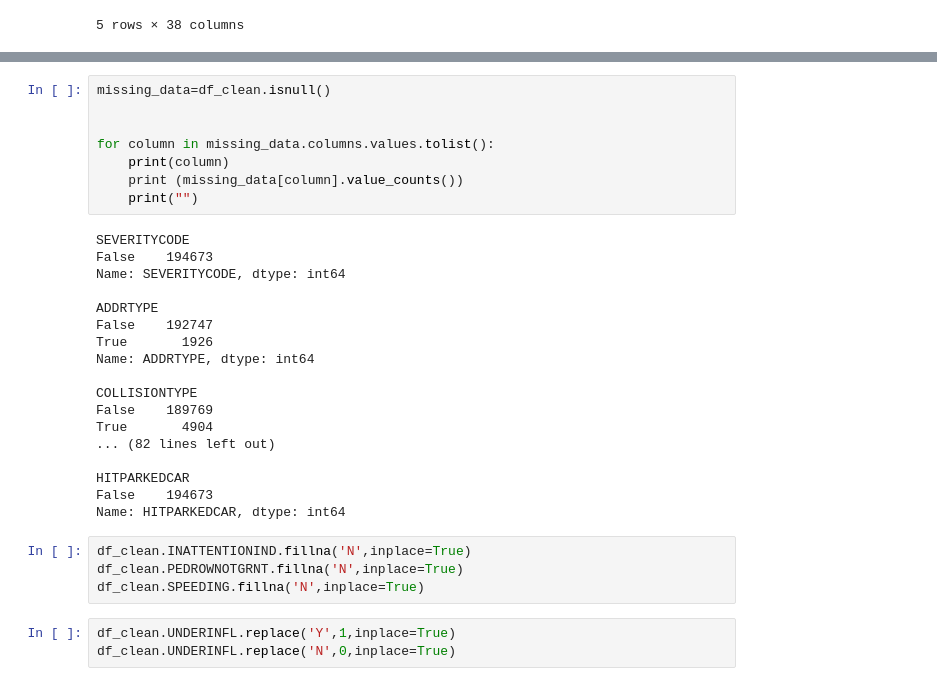
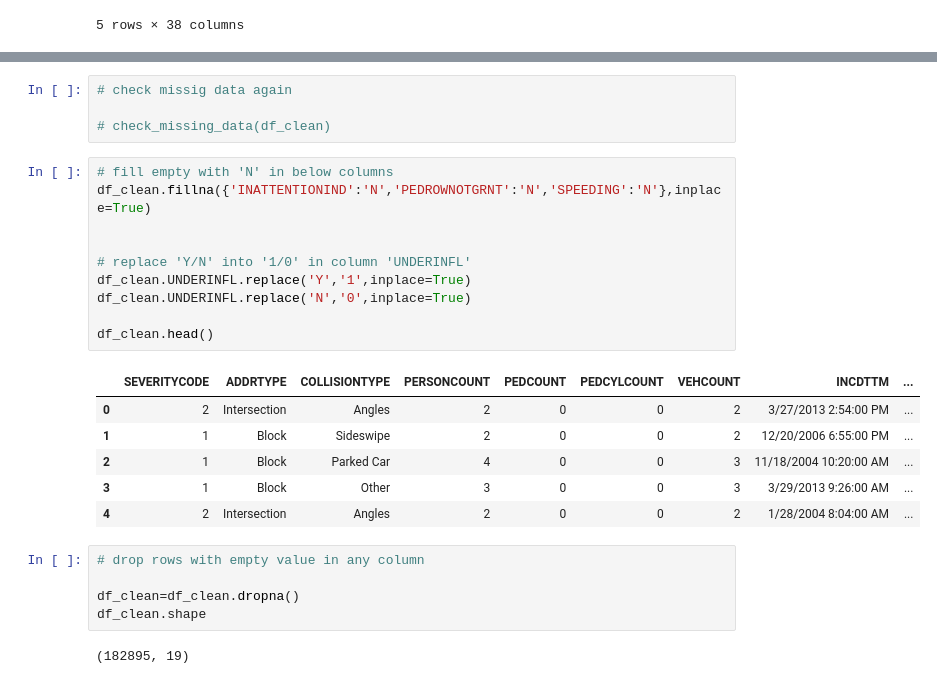
Before and after one commit to brucehsi/Coursera_Capstone, a Jupyter notebook: capstone assignment.ipynb, the cells around one changed output, grey strips where cells are left out. Saved outputs shown, nothing was run; the diff lists cells and outputs as text.

```diff
--- a/capstone assignment.ipynb
+++ b/capstone assignment.ipynb
@@ -57,33 +63,28 @@ df_clean.head()
-# %%
-missing_data=df_clean.isnull()
-
-
-for column in missing_data.columns.values.tolist():
-    print(column)
-    print (missing_data[column].value_counts())
-    print("")
-# %% [output]
-SEVERITYCODE
-False    194673
-Name: SEVERITYCODE, dtype: int64
-
-ADDRTYPE
-False    192747
-True       1926
-Name: ADDRTYPE, dtype: int64
-
-COLLISIONTYPE
-False    189769
-True       4904
-... (82 lines left out)
-
-HITPARKEDCAR
-False    194673
-Name: HITPARKEDCAR, dtype: int64
-# %%
-df_clean.INATTENTIONIND.fillna('N',inplace=True)
-df_clean.PEDROWNOTGRNT.fillna('N',inplace=True)
-df_clean.SPEEDING.fillna('N',inplace=True)
+# %%
+# check missig data again
+
+# check_missing_data(df_clean)
 # %%
-df_clean.UNDERINFL.replace('Y',1,inplace=True)
-df_clean.UNDERINFL.replace('N',0,inplace=True)
+# fill empty with 'N' in below columns
+df_clean.fillna({'INATTENTIONIND':'N','PEDROWNOTGRNT':'N','SPEEDING':'N'},inplace=True)
+
+
+# replace 'Y/N' into '1/0' in column 'UNDERINFL'
+df_clean.UNDERINFL.replace('Y','1',inplace=True)
+df_clean.UNDERINFL.replace('N','0',inplace=True)
+
+df_clean.head()
+# %% [output]
+|  | SEVERITYCODE | ADDRTYPE | COLLISIONTYPE | PERSONCOUNT | PEDCOUNT | PEDCYLCOUNT | VEHCOUNT | INCDTTM | ... |
+| 0 | 2 | Intersection | Angles | 2 | 0 | 0 | 2 | 3/27/2013 2:54:00 PM | ... |
+| 1 | 1 | Block | Sideswipe | 2 | 0 | 0 | 2 | 12/20/2006 6:55:00 PM | ... |
+| 2 | 1 | Block | Parked Car | 4 | 0 | 0 | 3 | 11/18/2004 10:20:00 AM | ... |
+| 3 | 1 | Block | Other | 3 | 0 | 0 | 3 | 3/29/2013 9:26:00 AM | ... |
+| 4 | 2 | Intersection | Angles | 2 | 0 | 0 | 2 | 1/28/2004 8:04:00 AM | ... |
+# %%
+# drop rows with empty value in any column
+
+df_clean=df_clean.dropna()
+df_clean.shape
+# %% [output]
+(182895, 19)
```
Also changed, not shown: parts of 11 cells of this notebook.
